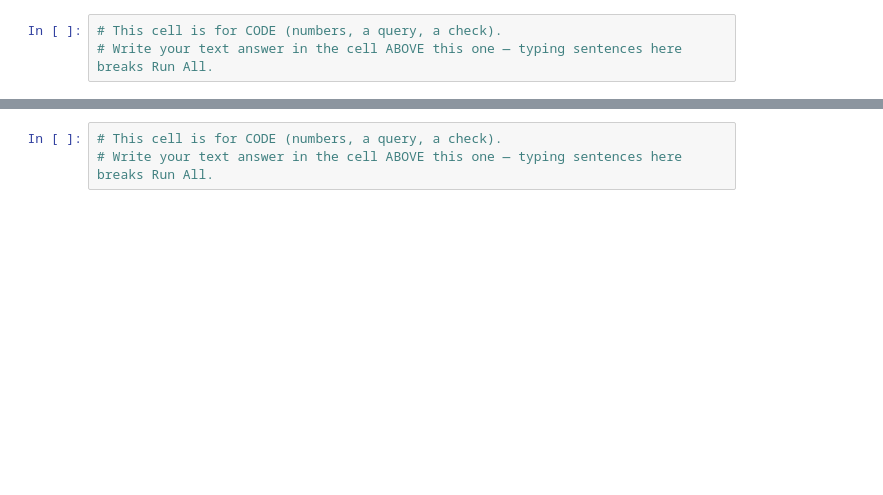
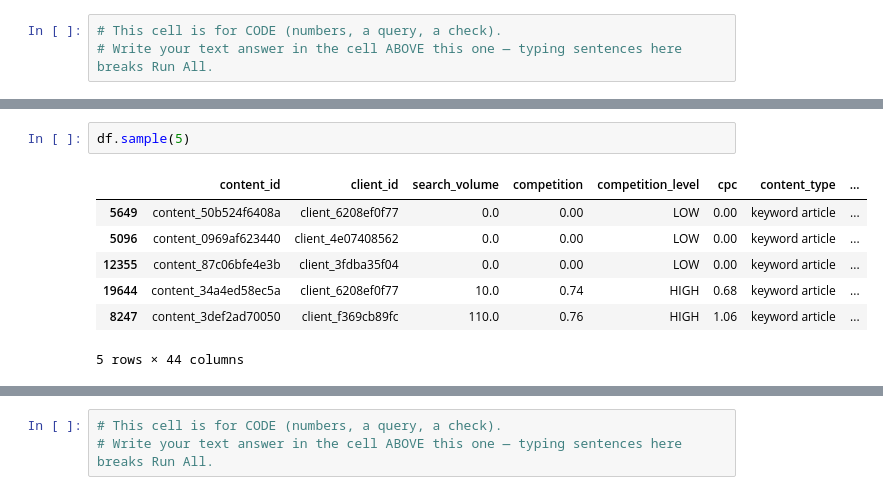
Before and after one commit to FaizanCyber007/flyrank-ml-internship-starter, a Jupyter notebook: work/notebooks/w02_ml_task_framing.ipynb, the cells around one changed output, grey strips where cells are left out. Cells and saved outputs as stored; diff of their text form; blank space fills up the shorter version.

```diff
--- a/work/notebooks/w02_ml_task_framing.ipynb
+++ b/work/notebooks/w02_ml_task_framing.ipynb
@@ -33,0 +157,10 @@ This skeleton is yours to fill. Work the sections **in order** — each one has
+# %%
+df.sample(5)
+# %% [output]
+|  | content_id | client_id | search_volume | competition | competition_level | cpc | content_type | ... |
+| 5649 | content_50b524f6408a | client_6208ef0f77 | 0.0 | 0.00 | LOW | 0.00 | keyword article | ... |
+| 5096 | content_0969af623440 | client_4e07408562 | 0.0 | 0.00 | LOW | 0.00 | keyword article | ... |
+| 12355 | content_87c06bfe4e3b | client_3fdba35f04 | 0.0 | 0.00 | LOW | 0.00 | keyword article | ... |
+| 19644 | content_34a4ed58ec5a | client_6208ef0f77 | 10.0 | 0.74 | HIGH | 0.68 | keyword article | ... |
+| 8247 | content_3def2ad70050 | client_f369cb89fc | 110.0 | 0.76 | HIGH | 1.06 | keyword article | ... |
+5 rows × 44 columns
```
Also changed, not shown: parts of 23 cells of this notebook.
